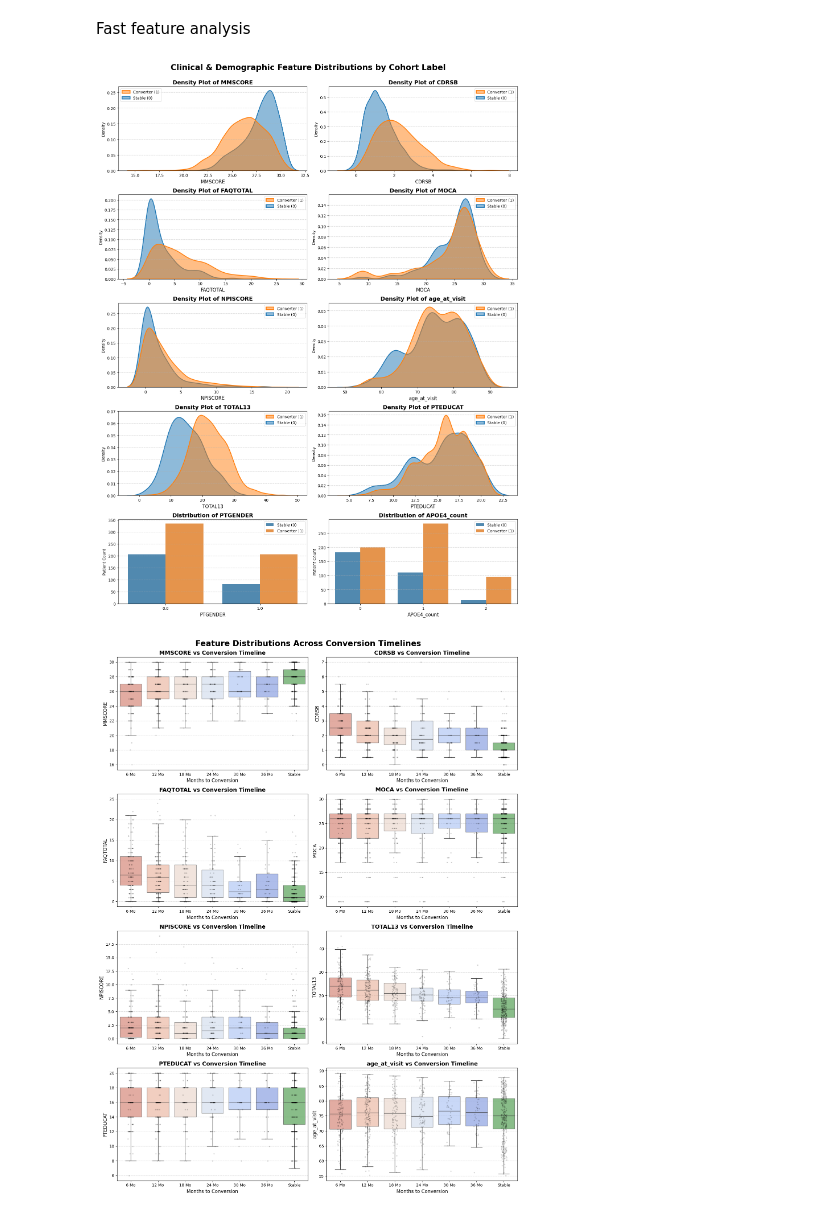
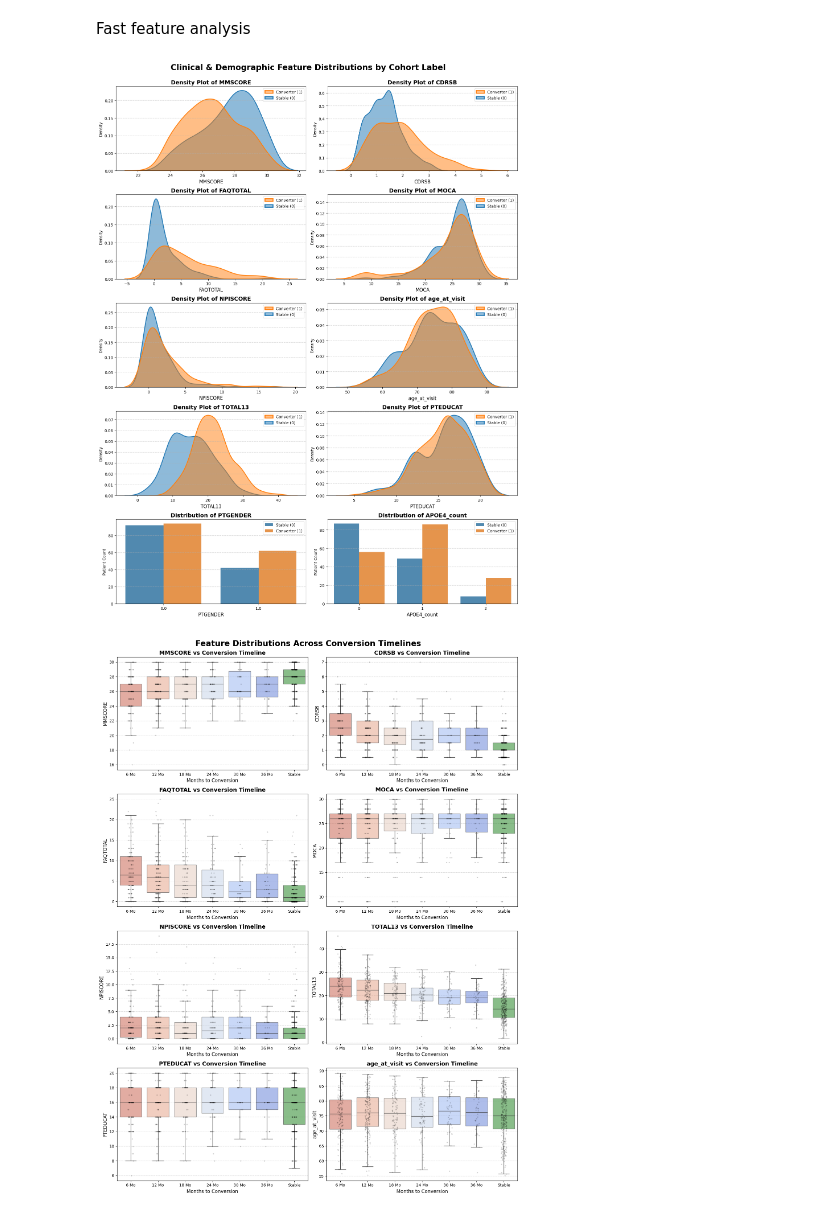
Before and after one commit to endrwalter/uncertainty_ml, a Jupyter notebook: code_data_prep_adni/adni_longitudinal_preprocessing.ipynb, the cells around one changed output. Cells and saved outputs as stored; diff of their text form; code cells hidden in the pictures.

```diff
--- a/code_data_prep_adni/adni_longitudinal_preprocessing.ipynb
+++ b/code_data_prep_adni/adni_longitudinal_preprocessing.ipynb
@@ -391,35 +391,35 @@ def plot_cohort_distributions(df, features_list, target_col='label'):
                 palette=palette,
                 ax=ax,
                 alpha=0.5,
                 linewidth=2
             )
             ax.set_title(f'Density Plot of {feature}', fontsize=14, fontweight='bold')
             ax.set_ylabel('Density')
 
         # Make the charts look a bit cleaner
         ax.set_xlabel(feature, fontsize=12)
         ax.grid(axis='y', linestyle='--', alpha=0.7)
 
         # Clean up the legend title
         if ax.get_legend() is not None:
             ax.get_legend().set_title('')
 
     # Hide any unused subplots at the bottom if the total features are odd
     for j in range(len(features_list), len(axes)):
         fig.delaxes(axes[j])
 
     plt.tight_layout()
     fig.subplots_adjust(top=0.94) # Make room for the main title
     plt.show()
 
 features_to_plot = [
     'MMSCORE', 'CDRSB', 'FAQTOTAL', 'MOCA', 'NPISCORE',
     'age_at_visit', 'TOTAL13', 'PTEDUCAT', 'PTGENDER', 'APOE4_count'
 ]
 
-plot_cohort_distributions(final_features_df, features_to_plot, target_col='label')
+plot_cohort_distributions(baseline_dataset, features_to_plot, target_col='label')
 # %% [output]
-[figure, old version]
+[figure, new version]
 # %%
 import matplotlib.pyplot as plt
 import seaborn as sns
```
Also changed, not shown: parts of 2 cells of this notebook, 3 other files.
